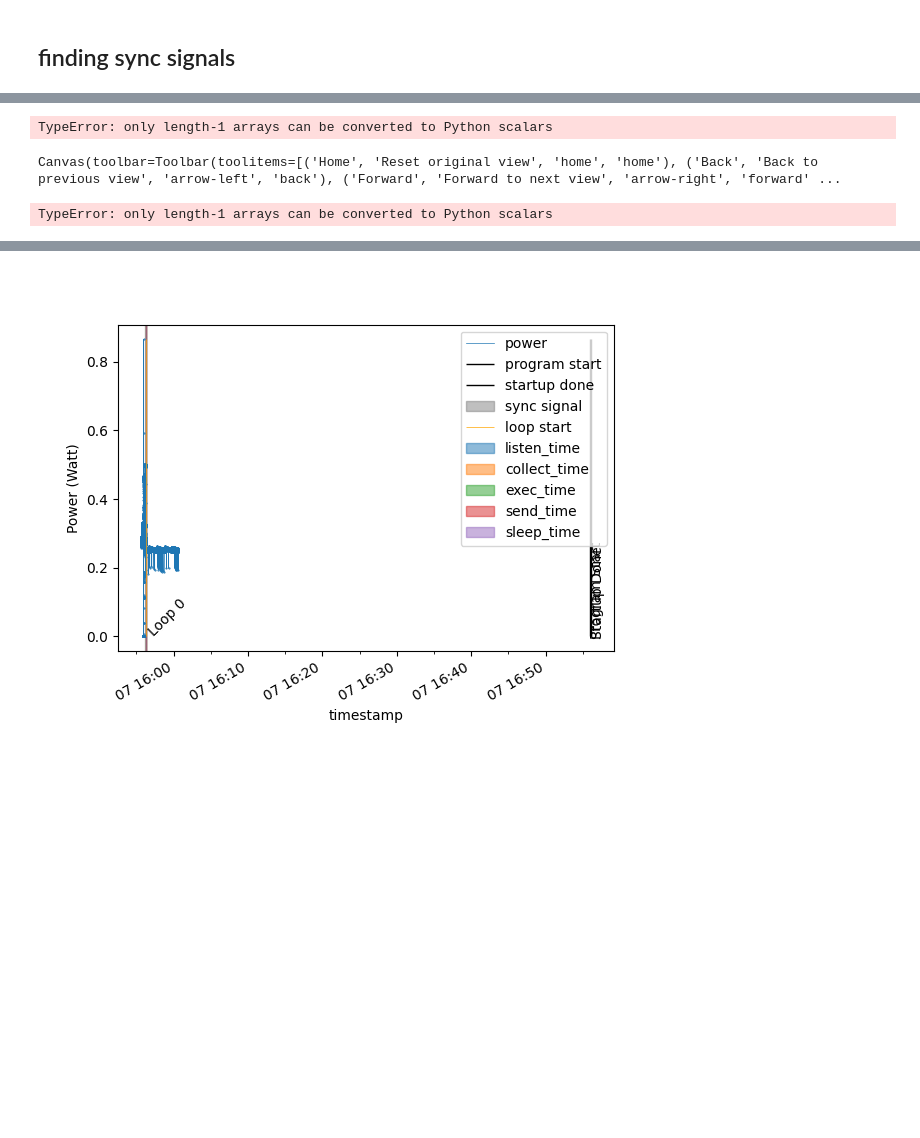
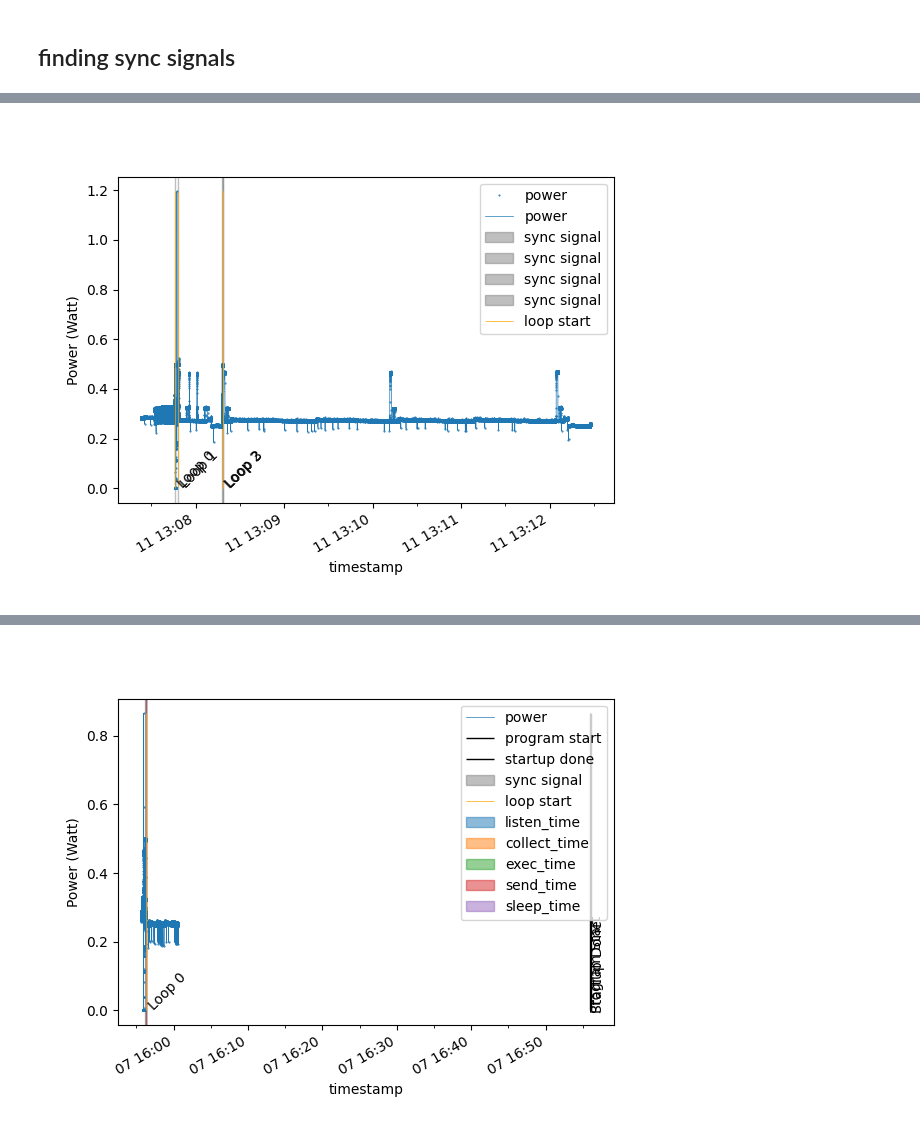
Before and after one commit to FlapKap/Terra-experiments, a Jupyter notebook: experiment/visualize.ipynb, the cells around one changed output, grey strips where cells are left out. Drawn from its saved outputs; the diff is of its cells as text; code cells hidden in the pictures; blank space fills up the shorter version.

```diff
--- a/experiment/visualize.ipynb
+++ b/experiment/visualize.ipynb
@@ -198,35 +194,23 @@ loops.head()
 # %%
 plt.figure()
 power_single['power'].plot(style='.',markersize=1, label="power")
 power_single['power'].plot(linewidth=0.5, color='tab:blue', label="power")
 plt.ylabel("Power (Watt)")
-# when does the program start?
-%sql program_start << select timestamp from Trace WHERE message LIKE 'Terra%'
-%sql startup_done << select timestamp from Trace WHERE message LIKE 'Startup done.%'
-# add line indicating program start
-plt.vlines(program_start['timestamp'], ymin=power_single["power"].min(), ymax=power_single["power"].max(), color="black", linewidth=1, label="program start")
-plt.text(program_start['timestamp'], 0, "Program Start", rotation=90)
-
-# # add line indicating startup done
-plt.vlines(startup_done['timestamp'], ymin=power_single["power"].min(), ymax=power_single["power"].max(), color="black", linewidth=1, label="startup done")
-plt.text(startup_done['timestamp'], 0, "Startup Done", rotation=90)
 
 ## add sync signal indication
 for row in edges.itertuples():
     plt.axvspan(row.sync_start, row.sync_end, color='grey', alpha=0.5, label="sync signal")
 # plt.vlines(edges.index, ymin=power_single["power"].min(), ymax=power_single["power"].max(), color="red", linewidth=0.5, label="rising edge")
 # plt.vlines(edges['next_timestamp'], ymin=power_single["power"].min(), ymax=power_single["power"].max(), color="green", linewidth=0.5, label="falling edge")
 plt.vlines(loops.index, ymin=power_single["power"].min(), ymax=power_single["power"].max(), color="orange", linewidth=0.5, label="loop start")
 for row in loops.itertuples():
 
     #odd row num indicates start sync
     plt.text(row.Index, 0, f"Loop {row.loop_num}", rotation=45)
 plt.legend()
 plt.gca().xaxis.set_major_locator(dates.AutoDateLocator())
 plt.gca().xaxis.set_minor_locator(dates.AutoDateLocator(minticks=10, maxticks=20))
 plt.show()
 # %% [output]
-TypeError: only length-1 arrays can be converted to Python scalars
-Canvas(toolbar=Toolbar(toolitems=[('Home', 'Reset original view', 'home', 'home'), ('Back', 'Back to previous view', 'arrow-left', 'back'), ('Forward', 'Forward to next view', 'arrow-right', 'forward' ...
-TypeError: only length-1 arrays can be converted to Python scalars
+[figure, added]
 # %%
```
Also changed, not shown: parts of 14 cells of this notebook.
